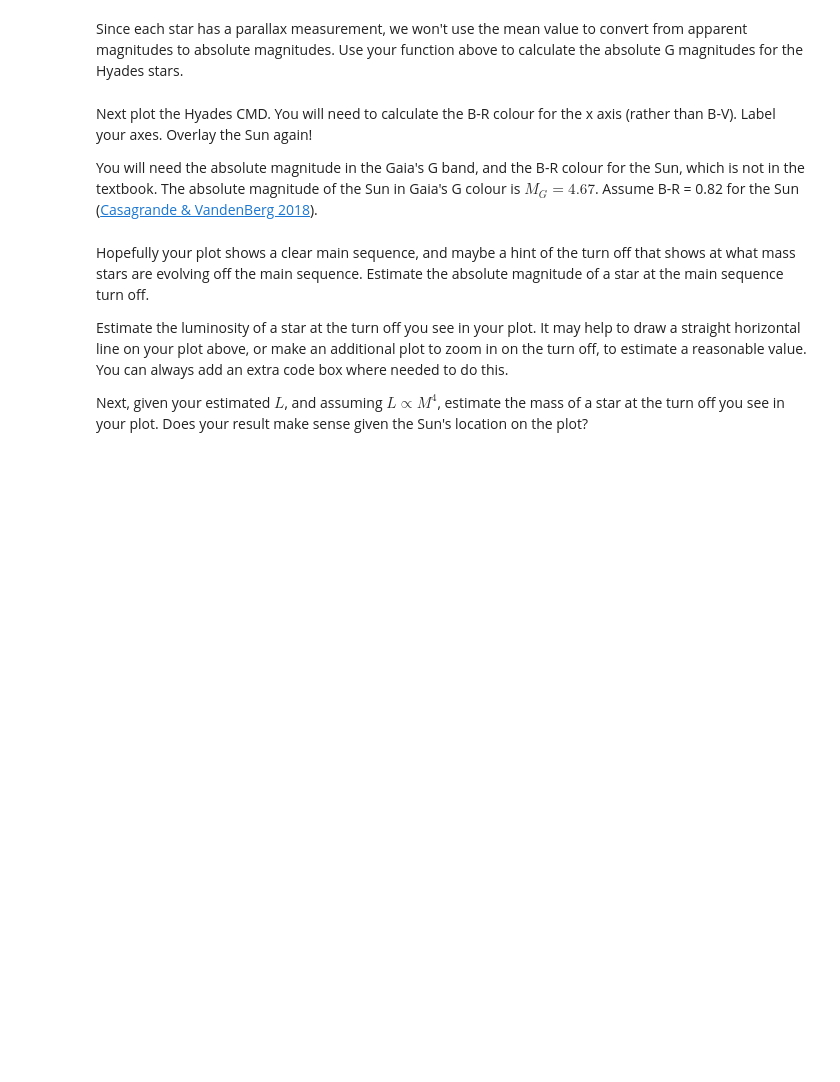
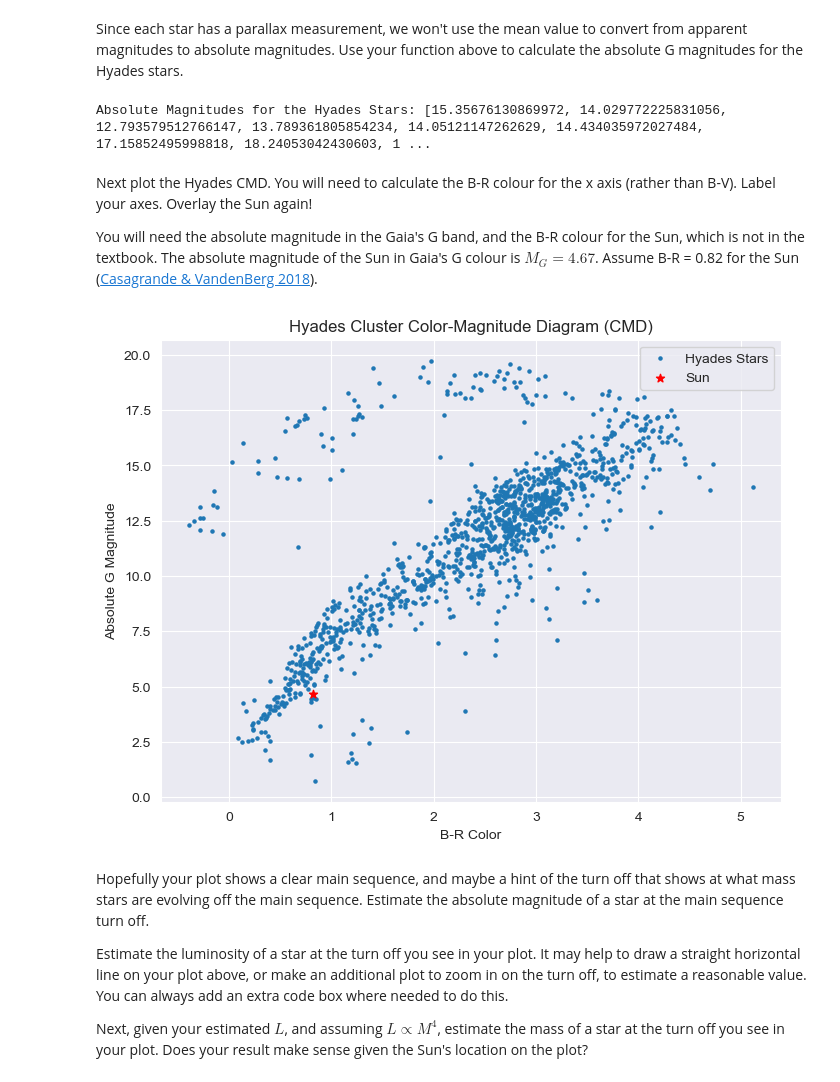
Before and after one commit to oscar066/Stellar-cluster-DataAnalysis, a Jupyter notebook: CMD_project_template.ipynb, the cells around one changed output. Drawn from its saved outputs; the diff is of its cells as text; code cells hidden in the pictures; blank space fills up the shorter version.

```diff
--- a/CMD_project_template.ipynb
+++ b/CMD_project_template.ipynb
@@ -584,3 +630,14 @@ Since each star has a parallax measurement, we won't use the mean value to conve
+# %%
+apparent_magnitudes = photo_g_mean_mag
+parallaxes = parallax
+
+# Calculate absolute magnitudes for each star in the Hyades cluster
+absolute_hyades_magnitudes = [calculate_absolute_magnitude(photo_g_mean_mag, parallax) for photo_g_mean_mag, parallax in zip(apparent_magnitudes, parallaxes)]
+
+# Print or use the results as needed
+print("Absolute Magnitudes for the Hyades Stars:", absolute_hyades_magnitudes)
+# %% [output]
+Absolute Magnitudes for the Hyades Stars: [15.35676130869972, 14.029772225831056, 12.793579512766147, 13.789361805854234, 14.05121147262629, 14.434035972027484, 17.15852495998818, 18.24053042430603, 1 ...
 # %% [markdown]
 Next plot the Hyades CMD. You will need to calculate the B-R colour for the x axis (rather than B-V). Label your axes. Overlay the Sun again!
 
@@ -596,3 +645,38 @@ You will need the absolute magnitude in the Gaia's G band, and the B-R colour fo
+# %%
+# Calculate B-R colour for the Hyades:
+
+# Function to calculate B-R color
+def calculate_br_color(b_magnitude, r_magnitude):
+    return b_magnitude - r_magnitude
+
+# Calculate B-R color for the Hyades stars
+hyades_br_colors = [calculate_br_color(photo_bp_mean_mag, photo_rp_mean_mag) for photo_bp_mean_mag, photo_rp_mean_mag in zip(photo_bp_mean_mag, photo_rp_mean_mag)]
+
+# Sun's B-R and G values:
+sun_br_color = 0.82
+sun_g_absolute_magnitude = 4.67
+
+# Plot the Hyades CMD
+plt.figure(figsize=(8, 6))
+
+# Scatter plot for Hyades stars
+plt.scatter(hyades_br_colors, absolute_hyades_magnitudes, s=5, label='Hyades Stars')
+
+# Scatter plot for the Sun
+plt.scatter(sun_br_color, sun_g_absolute_magnitude, c='red', marker='*', label='Sun')
+
+# Add labels
+plt.title('Hyades Cluster Color-Magnitude Diagram (CMD)')
+plt.xlabel('B-R Color')
+plt.ylabel('Absolute G Magnitude')
+
+# Add a legend
+plt.legend()
+
+# Show the plot
+plt.show()
+# %% [output]
+[figure, added]
 # %% [markdown]
 Hopefully your plot shows a clear main sequence, and maybe a hint of the turn off that shows at what mass stars are evolving off the main sequence. Estimate the absolute magnitude of a star at the main sequence turn off.
 
```
Also changed, not shown: parts of 52 cells of this notebook.
